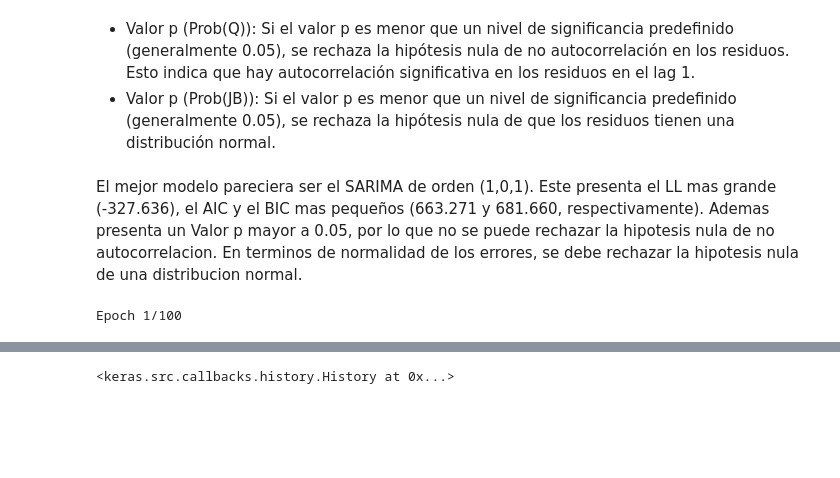
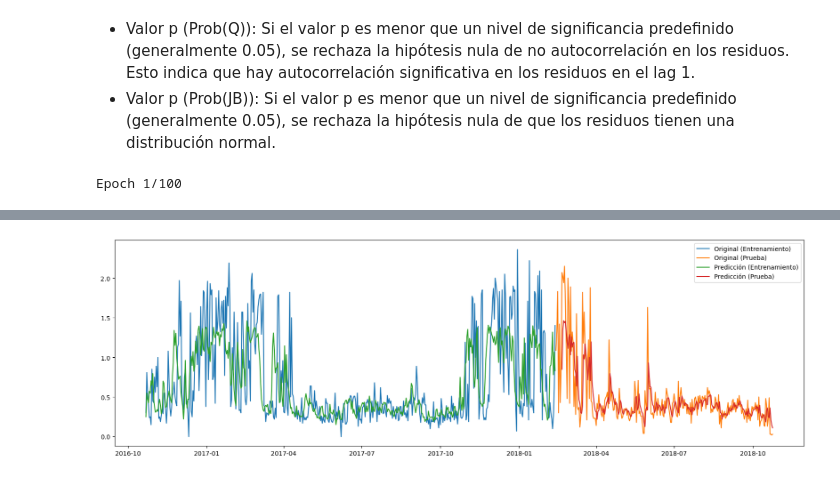
Before and after one commit to rpazos98/series-temporales, a Jupyter notebook: TP_Series_Temporales_Rodrigo_Pazos.ipynb, the cells around one changed output, grey strips where cells are left out. Drawn from its saved outputs; the diff is of its cells as text; code cells hidden in the pictures; blank space fills up the shorter version.

```diff
--- a/TP_Series_Temporales_Rodrigo_Pazos.ipynb
+++ b/TP_Series_Temporales_Rodrigo_Pazos.ipynb
@@ -535,5 +518,3 @@ Warnings:
 # %% [markdown]
 - Valor p (Prob(Q)): Si el valor p es menor que un nivel de significancia predefinido (generalmente 0.05), se rechaza la hipótesis nula de no autocorrelación en los residuos. Esto indica que hay autocorrelación significativa en los residuos en el lag 1.
 - Valor p (Prob(JB)): Si el valor p es menor que un nivel de significancia predefinido (generalmente 0.05), se rechaza la hipótesis nula de que los residuos tienen una distribución normal.
-# %% [markdown]
-El mejor modelo pareciera ser el SARIMA de orden (1,0,1). Este presenta el LL mas grande (-327.636), el AIC y el BIC mas pequeños (663.271 y 681.660, respectivamente). Ademas presenta un Valor p mayor a 0.05, por lo que no se puede rechazar la hipotesis nula de no autocorrelacion. En terminos de normalidad de los errores, se debe rechazar la hipotesis nula de una distribucion normal.
@@ -540,17 +530,7 @@ El mejor modelo pareciera ser el SARIMA de orden (1,0,1). Este presenta el LL ma
 # %%
-import numpy as np
-import pandas as pd
-import matplotlib.pyplot as plt
-from sklearn.preprocessing import MinMaxScaler
-from tensorflow.keras.models import Sequential
-from tensorflow.keras.layers import LSTM, Dense, Bidirectional, Dropout
-from tensorflow.keras import regularizers
-
-# Escalado de datos
 scaler = MinMaxScaler(feature_range=(0, 1))
 series_scaled = scaler.fit_transform(series.values.reshape(-1, 1))
 
-# Preparación de los datos para la LSTM
 def create_dataset(data, time_steps):
     X, y = [], []
     for i in range(len(data) - time_steps):
@@ -558,31 +538,43 @@ def create_dataset(data, time_steps):
         y.append(data[i + time_steps, 0])
     return np.array(X), np.array(y)
 
-time_steps = 20  # Número de pasos temporales para predecir el siguiente valor
+time_steps = 7
 X, y = create_dataset(series_scaled, time_steps)
 
-# Dividir los datos en conjuntos de entrenamiento y prueba
-train_size = int(len(X) * 0.6)
+train_size = int(len(X) * 0.66)
 test_size = len(X) - train_size
 X_train, X_test = X[:train_size], X[train_size:]
 y_train, y_test = y[:train_size], y[train_size:]
 
-# Reestructurar los datos para LSTM [samples, time steps, features]
 X_train = np.reshape(X_train, (X_train.shape[0], X_train.shape[1], 1))
 X_test = np.reshape(X_test, (X_test.shape[0], X_test.shape[1], 1))
 
-# Definir el modelo LSTM
 model = Sequential()
 model.add(LSTM(units=50, return_sequences=True, input_shape=(X_train.shape[1], 1)))
-# model.add(Dropout(0.2))  # Dropout con una tasa del 20%
-model.add(LSTM(units=50))
-# model.add(Dropout(0.2))  # Dropout adicional
+model.add(LSTM(units=20))
 model.add(Dense(units=1))
 
-# Compilar el modelo
 model.compile(optimizer='adam', loss='mean_squared_error')
 
-# Entrenar el modelo
-model.fit(X_train, y_train, epochs=100, batch_size=32, verbose=1)
+model.fit(X_train, y_train, epochs=100, batch_size=16, verbose=1)
+
+train_loss = model.evaluate(X_train, y_train, verbose=0)
+test_loss = model.evaluate(X_test, y_test, verbose=0)
+print("Train Loss:", train_loss)
+print("Test Loss:", test_loss)
+
+train_predict = model.predict(X_train)
+test_predict = model.predict(X_test)
+
+train_predict = scaler.inverse_transform(train_predict)
+test_predict = scaler.inverse_transform(test_predict)
+
+plt.figure(figsize=(20, 6))
+plt.plot(series.index[:len(train_predict)], series[:len(train_predict)], label='Original (Entrenamiento)')
+plt.plot(series.index[len(train_predict):], series[len(train_predict):], label='Original (Prueba)')
+plt.plot(series.index[:len(train_predict)], train_predict, label='Predicción (Entrenamiento)')
+plt.plot(series.index[len(train_predict) + time_steps:], test_predict, label='Predicción (Prueba)')
+plt.legend()
+plt.show()
 # %% [output]
 Epoch 1/100
@@ -606,2 +598,2 @@ Epoch 100/100
-<keras.src.callbacks.history.History at 0x...>
+[figure, added]
 # %%
```
Also changed, not shown: parts of 13 cells of this notebook.
